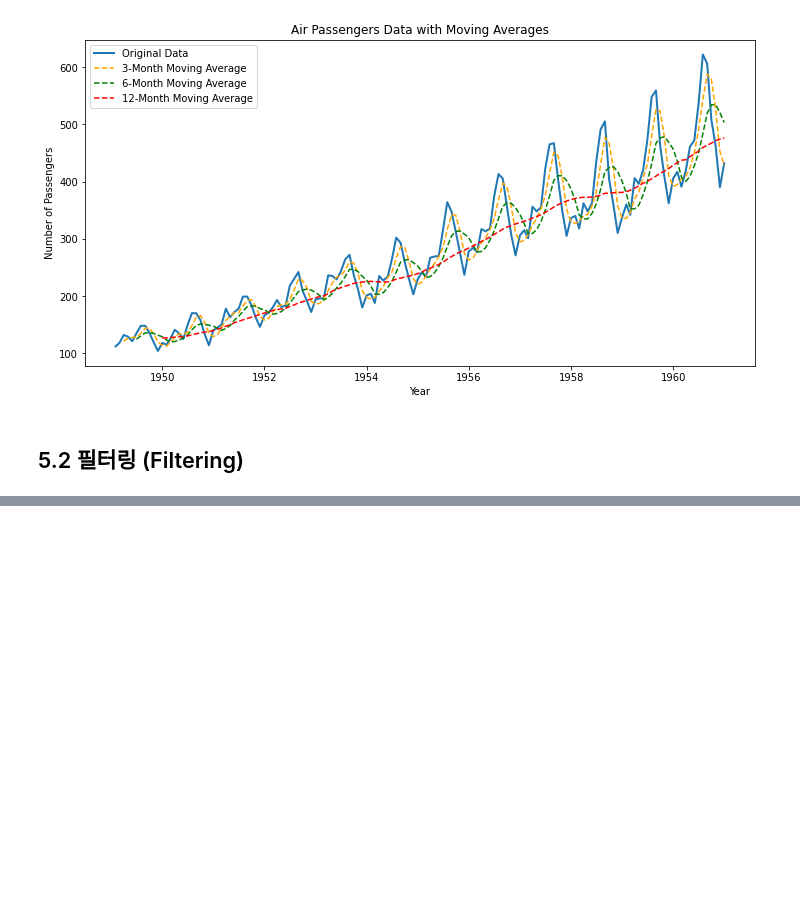
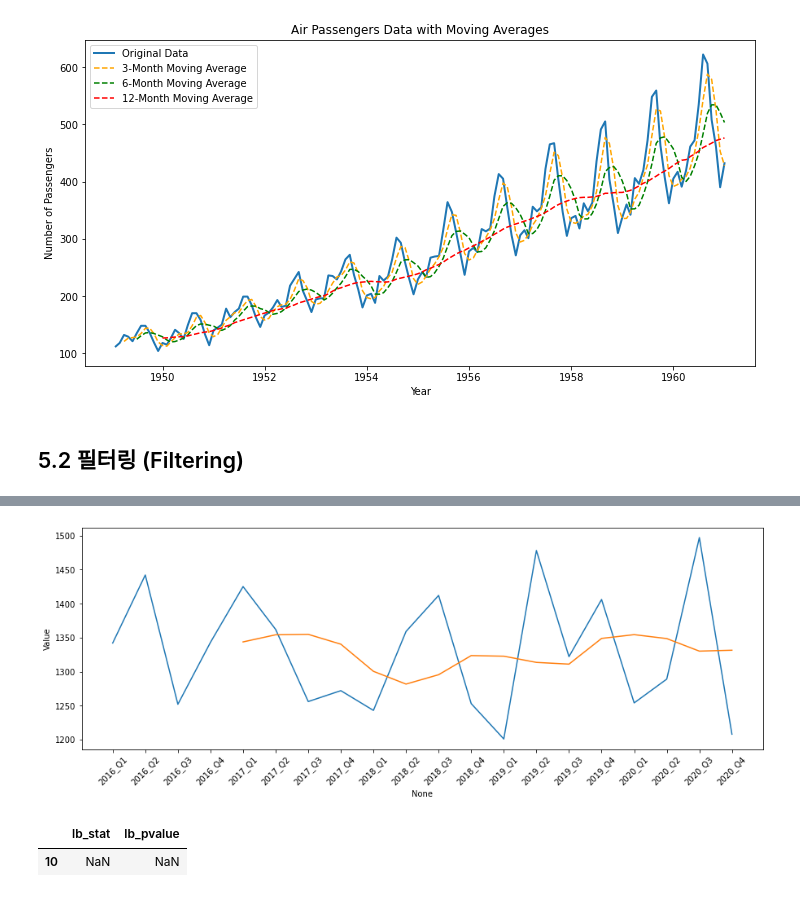
Before and after one commit to lucio-karin0506/Fastcampus_TimeSeries_Study, a Jupyter notebook: Part1/Part1.ipynb, the cells around one changed output, grey strips where cells are left out. Saved outputs shown, nothing was run; the diff lists cells and outputs as text; code cells hidden in the pictures; blank space fills up the shorter version.

```diff
--- a/Part1/Part1.ipynb
+++ b/Part1/Part1.ipynb
@@ -534,0 +631,6 @@ plt.show()
+# %%
+# 2. 이중 이동평균 평활법(Double Moving Average Smoothing)
+# 1. 단순 이동평균 평활법(Simple Moving Average Smoothing)
+new_df['smoothed_value'] = new_df['Value'].rolling(3).mean()
+new_df['smoothed_value2'] = new_df['smoothed_value'].rolling(3).mean()
+new_df
@@ -534,0 +655,28 @@ plt.show()
+# %%
+plt.figure(figsize=(15, 5))
+
+sns.lineplot(
+    data=new_df,
+    x=new_df.index,
+    y='Value'
+)
+
+sns.lineplot(
+    data=new_df,
+    x=new_df.index,
+    y='smoothed_value2'
+)
+
+plt.xticks(rotation=45)
+plt.show()
+# %% [output]
+[figure, added]
+# %%
+res = new_df.iloc[3:, 2] - new_df.iloc[3:, 0]
+
+# Box-Ljung 테스트 수행
+test_result = acorr_ljungbox(res, lags=[10])
+test_result
+# %% [output]
+|  | lb_stat | lb_pvalue |
+| 10 | NaN | NaN |
```
Also changed, not shown: parts of 24 cells of this notebook.
